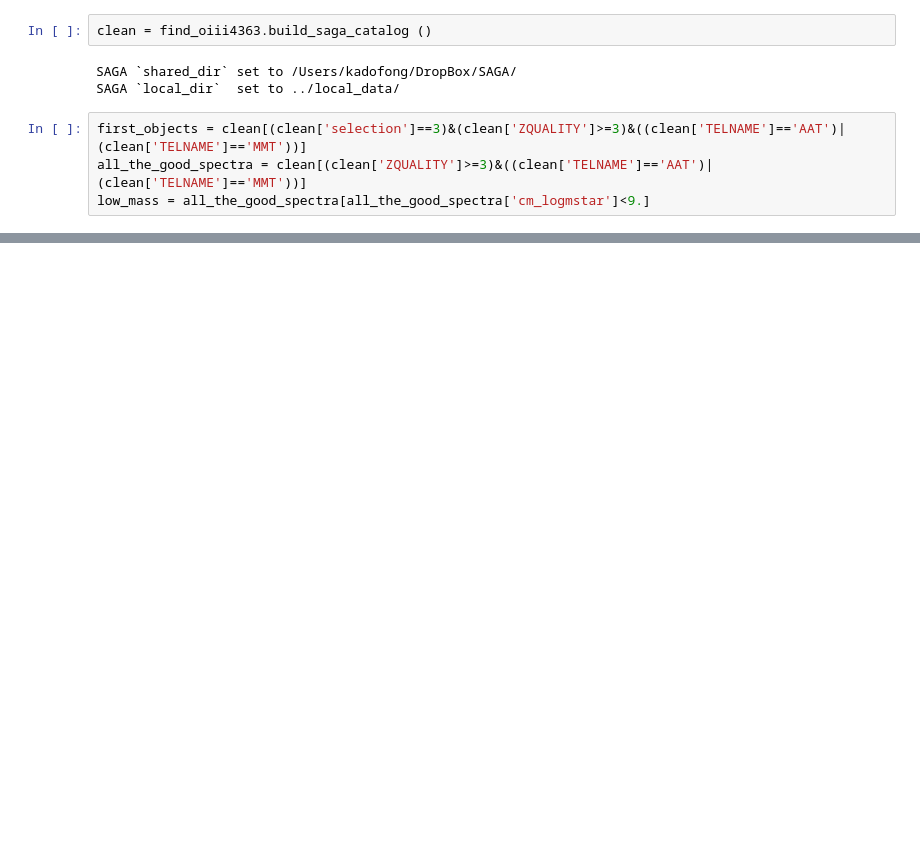
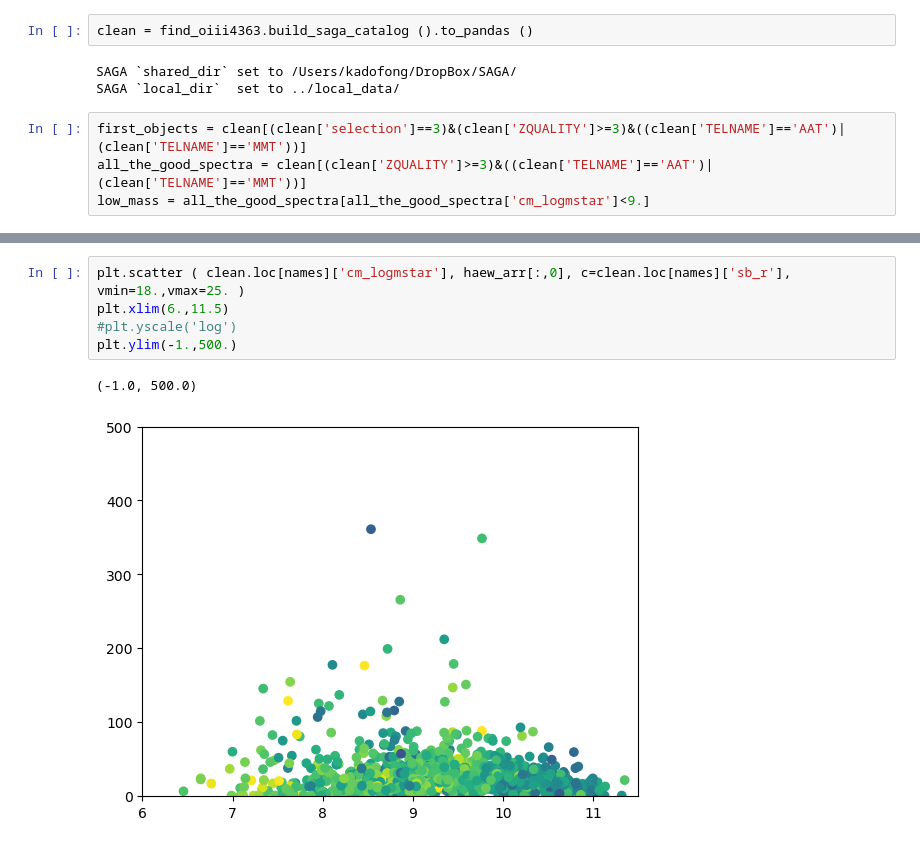
Before and after one commit to ekadofong/SAGAbg, a Jupyter notebook: notebooks/BetterLineFit.ipynb, the cells around one changed output, grey strips where cells are left out. Drawn from its saved outputs; the diff is of its cells as text; blank space fills up the shorter version.

```diff
--- a/notebooks/BetterLineFit.ipynb
+++ b/notebooks/BetterLineFit.ipynb
@@ -27,7 +27,7 @@ line_wavelengths = line_fitting.line_wavelengths
 windowwidth = 100.
 linewidth = 14.
 # %%
-clean = find_oiii4363.build_saga_catalog ()
+clean = find_oiii4363.build_saga_catalog ().to_pandas ()
 # %% [output]
 SAGA `shared_dir` set to /Users/kadofong/DropBox/SAGA/
 SAGA `local_dir`  set to ../local_data/
@@ -207,0 +60,8 @@ for ax_index,key in enumerate(['Hgamma','Hbeta','Halpha']):
+# %%
+plt.scatter ( clean.loc[names]['cm_logmstar'], haew_arr[:,0], c=clean.loc[names]['sb_r'], vmin=18.,vmax=25. )
+plt.xlim(6.,11.5)
+#plt.yscale('log')
+plt.ylim(-1.,500.)
+# %% [output]
+(-1.0, 500.0)
+[figure, added]
```
Also changed, not shown: parts of 45 cells of this notebook, 4 other files.
